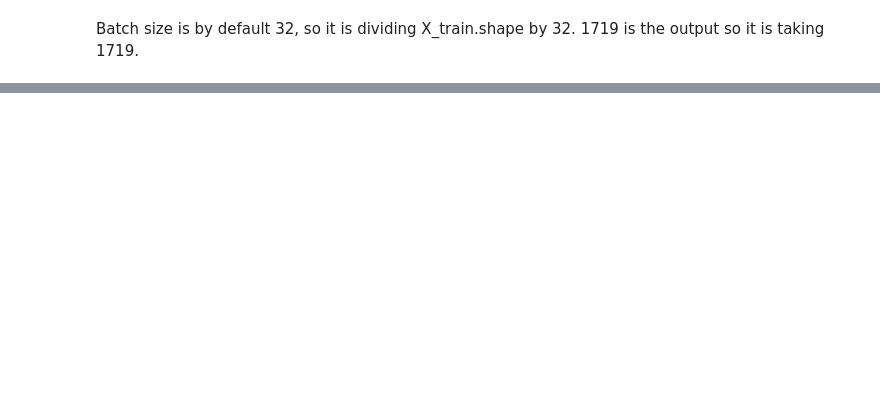
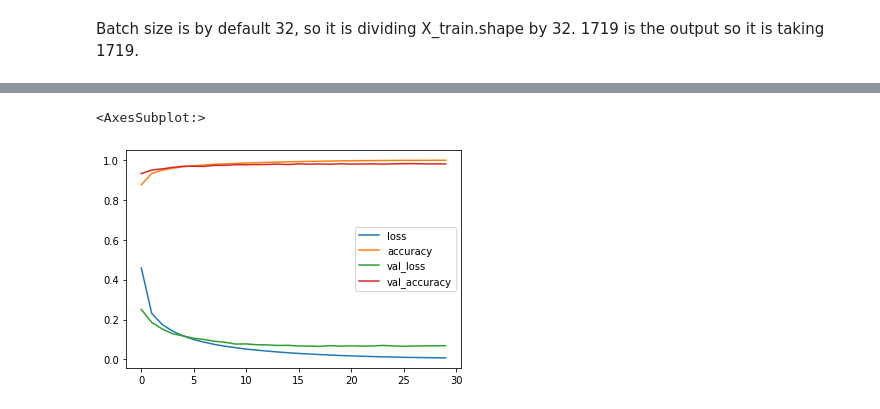
Before and after one commit to dataqueenpend/INueron_Lectures, a Jupyter notebook: Deep Learning Lectures/Keras Classification in MNIST dataset.ipynb, the cells around one changed output, grey strips where cells are left out. Drawn from its saved outputs; the diff is of its cells as text; code cells hidden in the pictures; blank space fills up the shorter version.

```diff
--- a/Deep Learning Lectures/Keras Classification in MNIST dataset.ipynb
+++ b/Deep Learning Lectures/Keras Classification in MNIST dataset.ipynb
@@ -237,0 +280,6 @@ Batch size is by default 32, so it is dividing X_train.shape by 32. 1719 is the
+# %%
+# Plotting history as a graph
+pd.DataFrame(history.history).plot()
+# %% [output]
+<AxesSubplot:>
+[figure, added]
```
Also changed, not shown: parts of 16 cells of this notebook, 1 other file.
